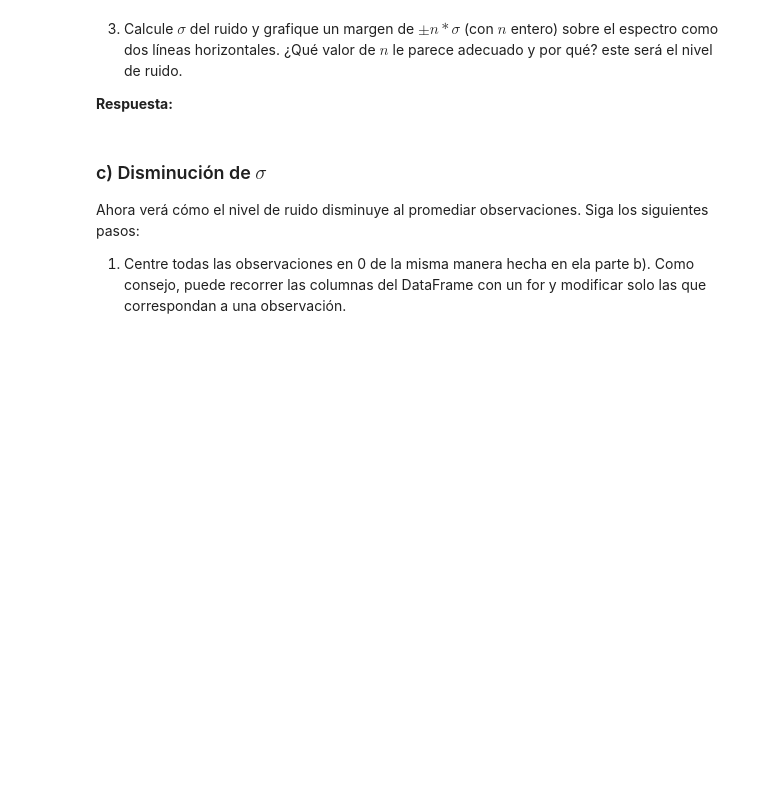
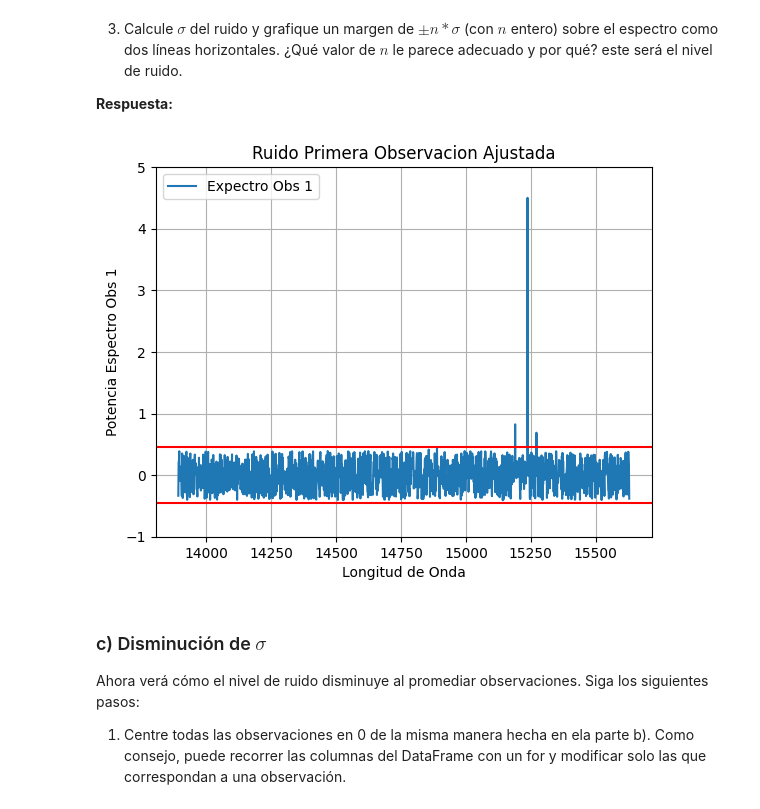
Before and after one commit to JoseAguirre-10/Tarea-2, a Jupyter notebook: Tarea2.ipynb, the cells around one changed output. Cells and saved outputs as stored; diff of their text form; code cells hidden in the pictures; blank space fills up the shorter version.

```diff
--- a/Tarea2.ipynb
+++ b/Tarea2.ipynb
@@ -304,3 +303,26 @@ std_ruido = ruido.std()
+# %%
+std_ruido = ruido.std() #calculo desviacion del ruido
+
+#para graficar el ruido realizamos lo mismo:
+plt.plot(wlth,ruido_ajustado , label = 'Expectro Obs 1')
+plt.title('Ruido Primera Observacion Ajustada')
+plt.xlabel('Longitud de Onda')
+plt.ylabel('Potencia Espectro Obs 1')
+plt.ylim([-1, 5])
+
+
+#lineas horizontales
+
+n = 2
+#Con el siguiente codigo nos pertmitira generar lineas horzontales fiajdas en y
+plt.axhline(n*std_ruido, color = 'red')
+plt.axhline(-n*std_ruido, color = 'red')
+
+plt.legend()
+plt.grid()
+plt.show()
+# %% [output]
+[figure, added]
 # %% [markdown]
 ### c) Disminución de $\sigma$
 
```
Also changed, not shown: parts of 12 cells of this notebook.
